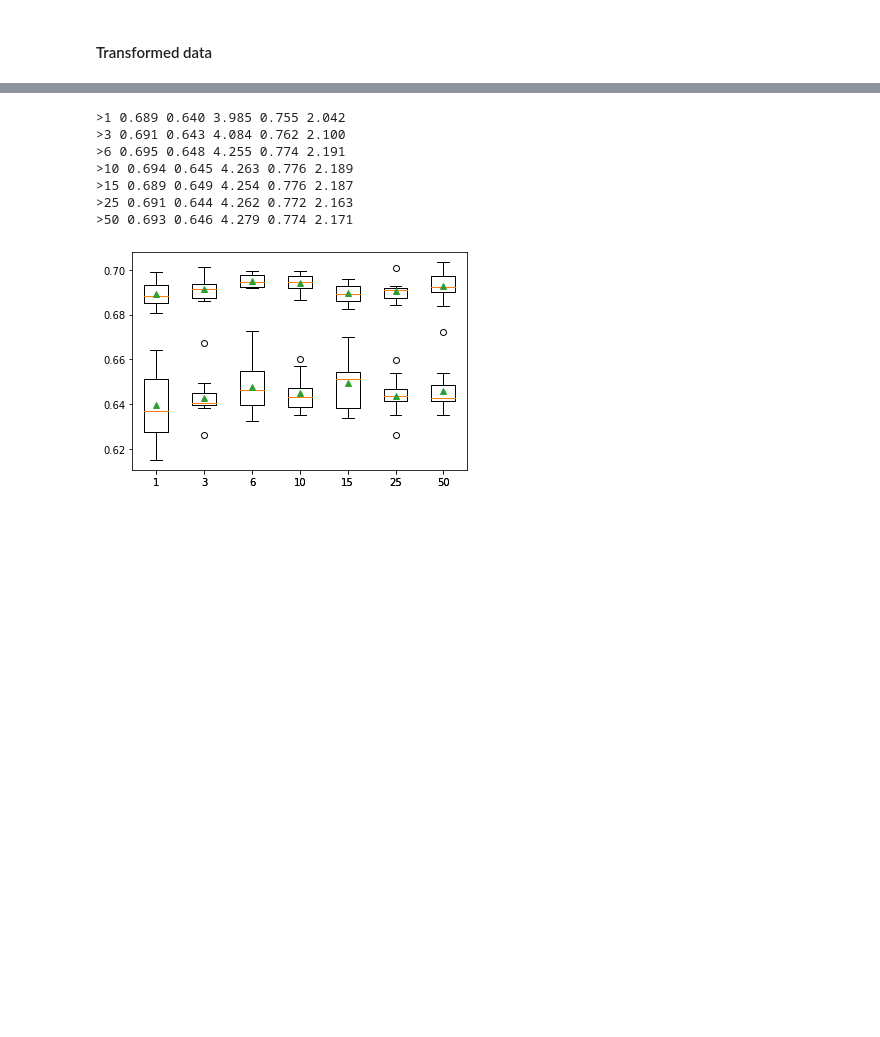
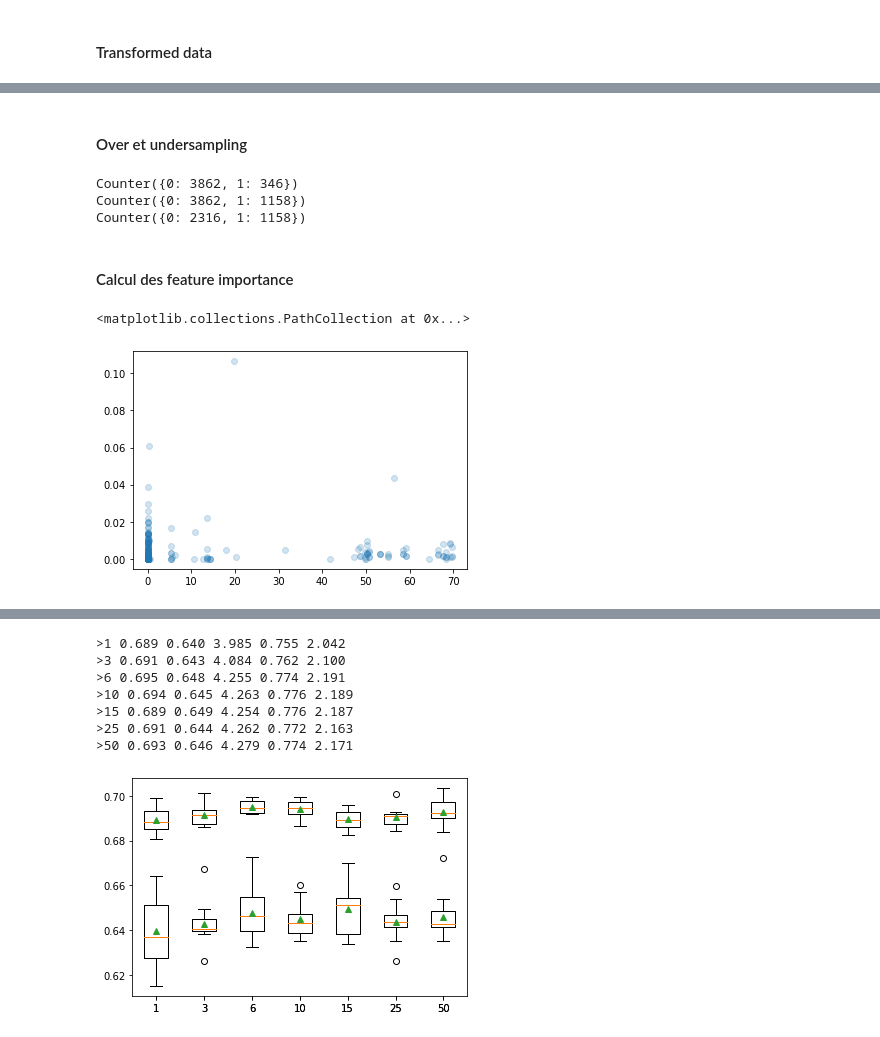
Before and after one commit to pyb-data/credit_scoring, a Jupyter notebook: Data_Preparation.ipynb, the cells around one changed output, grey strips where cells are left out. Drawn from its saved outputs; the diff is of its cells as text; code cells hidden in the pictures; blank space fills up the shorter version.

Commit message:
Modifications sur Data_Preparation

```diff
--- a/Data_Preparation.ipynb
+++ b/Data_Preparation.ipynb
@@ -1037,0 +1102,49 @@ myDf(dfApplicationWorked).ColCountLinesChart(displayColName=True)
+# %%
+X = dfApplicationDefaultMiss.drop('TARGET', axis=1).values
+y = dfApplicationDefaultMiss['TARGET'].values
+# %% [markdown]
+#### Over et undersampling
+# %%
+from imblearn.over_sampling import RandomOverSampler
+from imblearn.under_sampling import RandomUnderSampler
+
+print(Counter(y))
+over = RandomOverSampler(sampling_strategy=0.3)
+X, y = over.fit_resample(X, y)
+print(Counter(y))
+under = RandomUnderSampler(sampling_strategy=0.5)
+X, y = under.fit_resample(X, y)
+print(Counter(y))
+# %% [output]
+Counter({0: 3862, 1: 346})
+Counter({0: 3862, 1: 1158})
+Counter({0: 2316, 1: 1158})
+# %% [markdown]
+#### Calcul des feature importance
+# %%
+# Simple feature importance
+from sklearn.tree import DecisionTreeClassifier
+
+model = DecisionTreeClassifier()
+
+i = 0
+for _ in np.arange(100):
+    model.fit(X, y)
+    impDefault = model.feature_importances_
+    if i == 0:
+        importanceDefault = pd.DataFrame(impDefault)
+    else:
+        importanceDefault = pd.concat([importanceDefault,pd.DataFrame(impDefault)], axis=1)
+    i += 1
+# %%
+missingDefault['impMean'] = np.mean(importanceDefault, axis=1)
+missingDefault['impMedian'] = np.median(importanceDefault, axis=1)
+missingDefault['impQ75'] = np.quantile(importanceDefault, 0.75, axis=1)
+missingDefault['impMax'] = np.max(importanceDefault, axis=1)
+
+missingDefault['impQ75Pond'] = missingDefault.apply(lambda x: x.impQ75 * (1-x.missRate/200), axis=1)
+# %%
+plt.scatter(missingDefault.missRate, missingDefault.impQ75Pond, alpha=0.2)
+# %% [output]
+<matplotlib.collections.PathCollection at 0x...>
+[figure, added]
```
Also changed, not shown: parts of 55 cells of this notebook.
